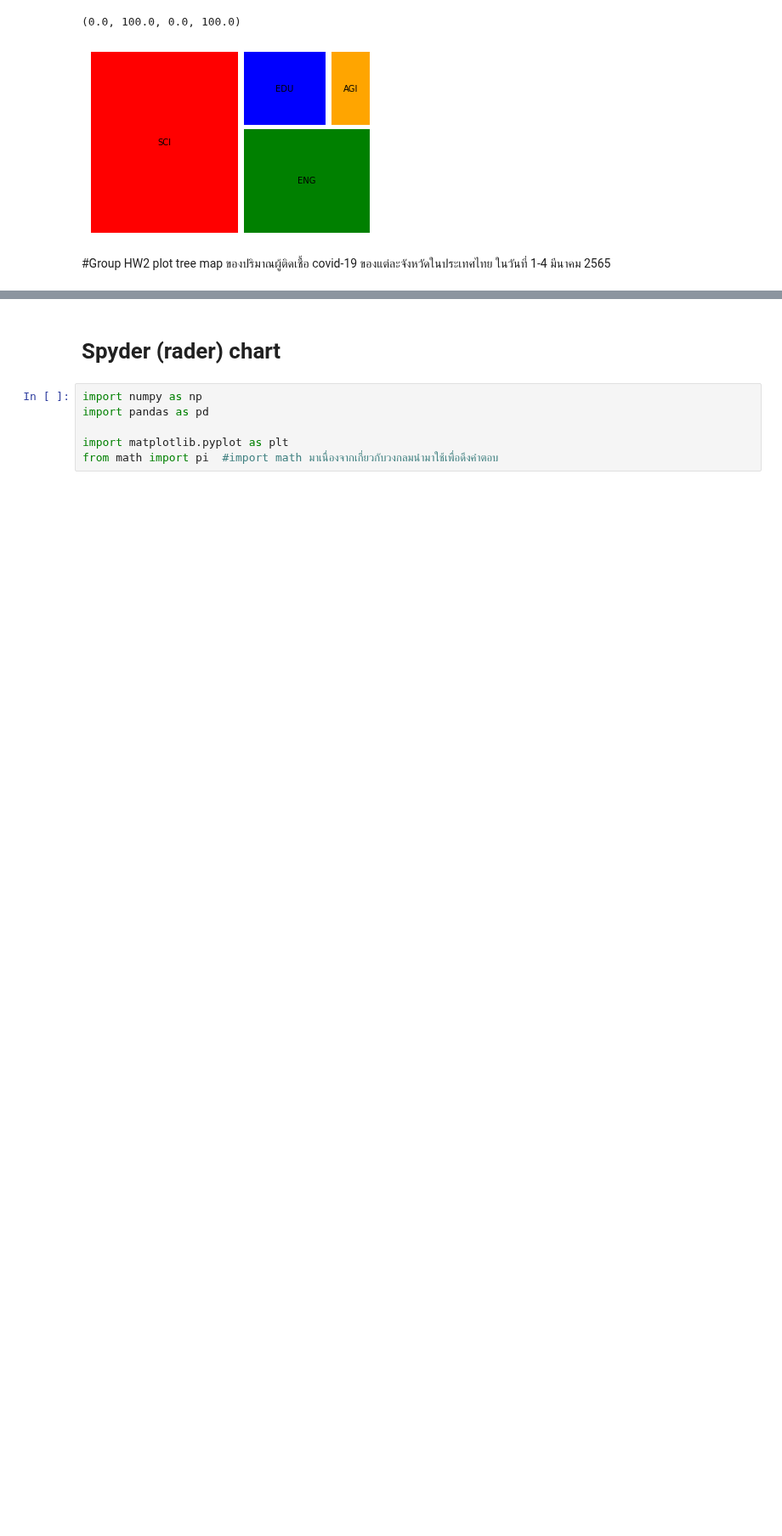
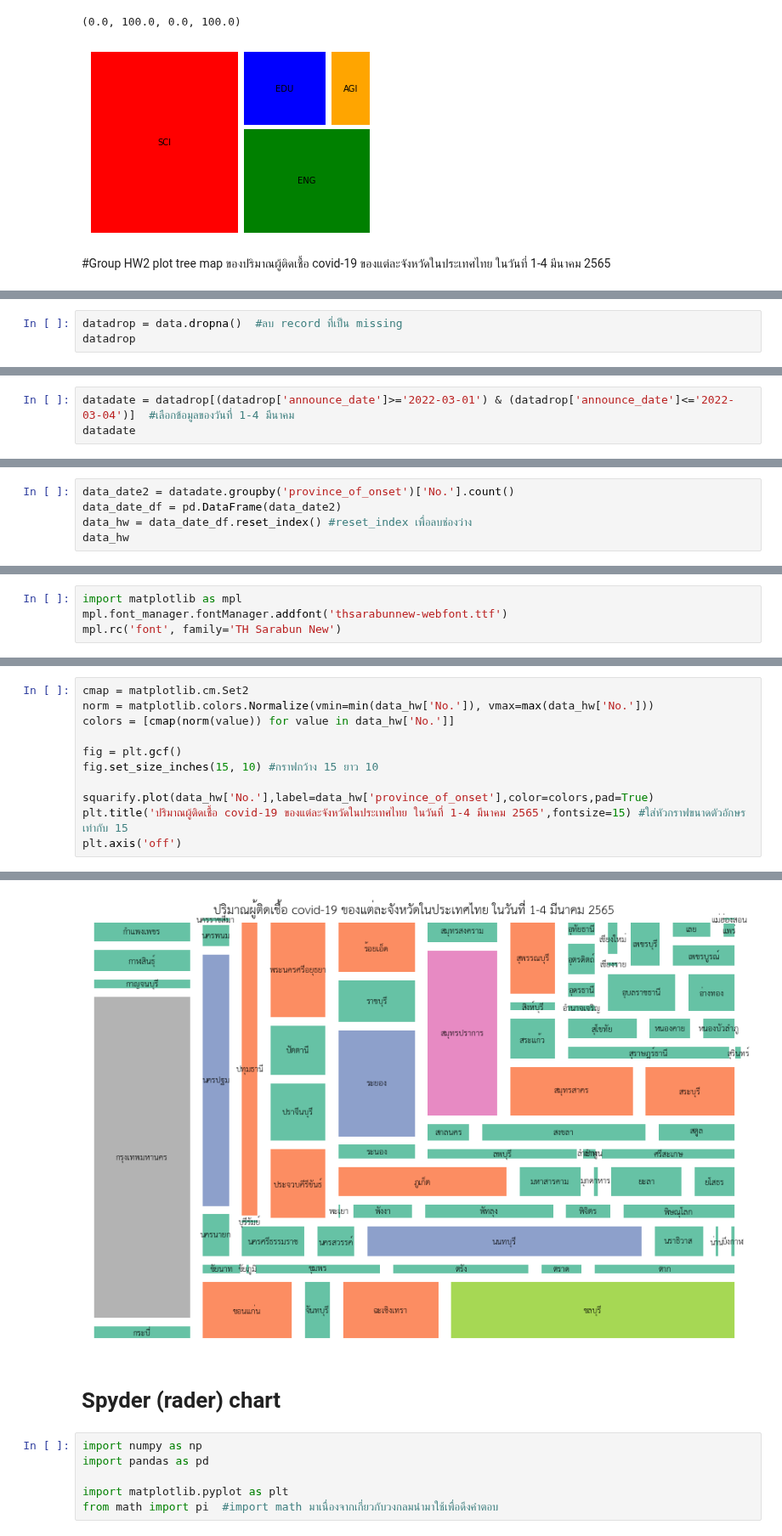
Before and after one commit to sskboonmee/data_viz_2022, a Jupyter notebook: DataViz04_Data_Comparison.ipynb, the cells around one changed output, grey strips where cells are left out. Shown at 85% size. Cells and saved outputs as stored; diff of their text form; blank space fills up the shorter version.

```diff
--- a/DataViz04_Data_Comparison.ipynb
+++ b/DataViz04_Data_Comparison.ipynb
@@ -353,0 +404,3 @@ plot tree map ของปริมาณผู้ติดเชื้อ covid
+# %%
+datadrop = data.dropna()  #ลบ record ที่เป็น missing
+datadrop
@@ -353,0 +438,3 @@ plot tree map ของปริมาณผู้ติดเชื้อ covid
+# %%
+datadate = datadrop[(datadrop['announce_date']>='2022-03-01') & (datadrop['announce_date']<='2022-03-04')]  #เลือกข้อมูลของวันที่ 1-4 มีนาคม
+datadate
@@ -353,0 +526,5 @@ plot tree map ของปริมาณผู้ติดเชื้อ covid
+# %%
+data_date2 = datadate.groupby('province_of_onset')['No.'].count()
+data_date_df = pd.DataFrame(data_date2)
+data_hw = data_date_df.reset_index() #reset_index เพื่อลบช่องว่าง
+data_hw
@@ -353,0 +553,4 @@ plot tree map ของปริมาณผู้ติดเชื้อ covid
+# %%
+import matplotlib as mpl
+mpl.font_manager.fontManager.addfont('thsarabunnew-webfont.ttf')
+mpl.rc('font', family='TH Sarabun New')
@@ -353,0 +567,12 @@ plot tree map ของปริมาณผู้ติดเชื้อ covid
+# %%
+cmap = matplotlib.cm.Set2
+norm = matplotlib.colors.Normalize(vmin=min(data_hw['No.']), vmax=max(data_hw['No.']))
+colors = [cmap(norm(value)) for value in data_hw['No.']]
+
+fig = plt.gcf()
+fig.set_size_inches(15, 10) #กราฟกว้าง 15 ยาว 10
+
+squarify.plot(data_hw['No.'],label=data_hw['province_of_onset'],color=colors,pad=True)
+plt.title('ปริมาณผู้ติดเชื้อ covid-19 ของแต่ละจังหวัดในประเทศไทย ในวันที่ 1-4 มีนาคม 2565',fontsize=15) #ใส่หัวกราฟขนาดตัวอักษรเท่ากับ 15
+plt.axis('off')
+# %% [output]
@@ -354,3 +580,4 @@ plot tree map ของปริมาณผู้ติดเชื้อ covid
+[figure, added]
 # %% [markdown]
 # Spyder (rader) chart
 # %%
```
Also changed, not shown: parts of 28 cells of this notebook.
